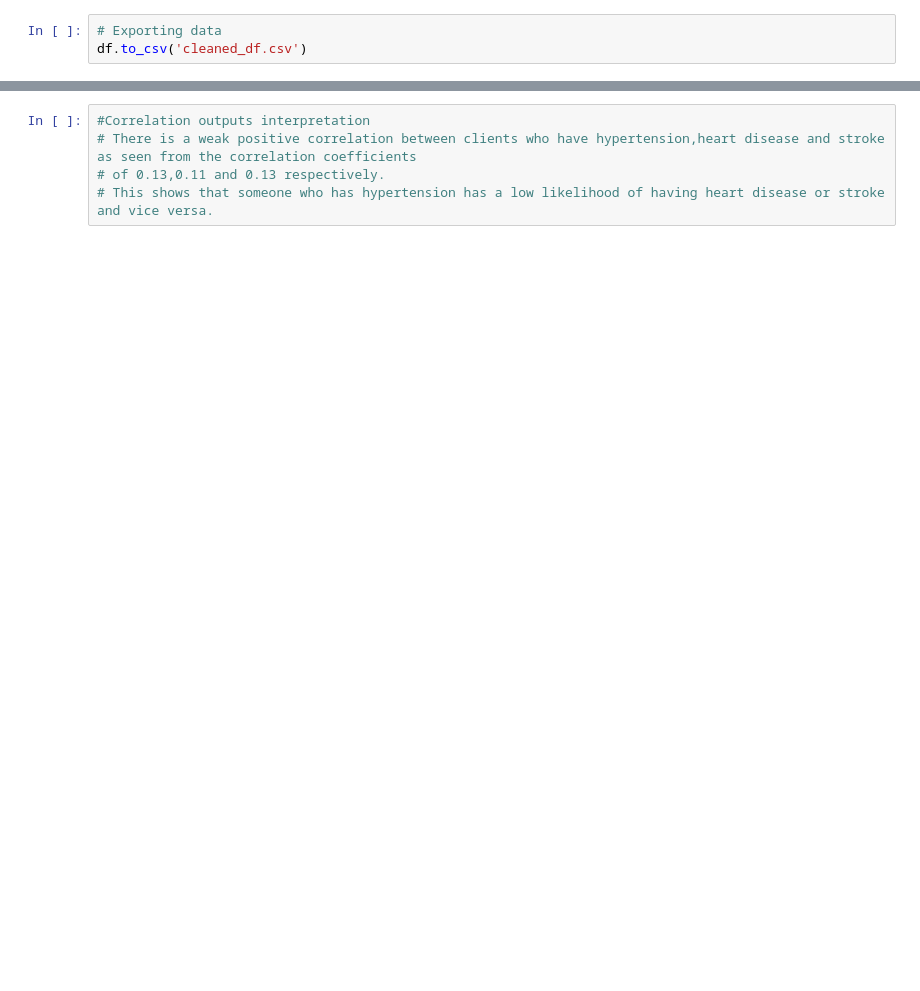
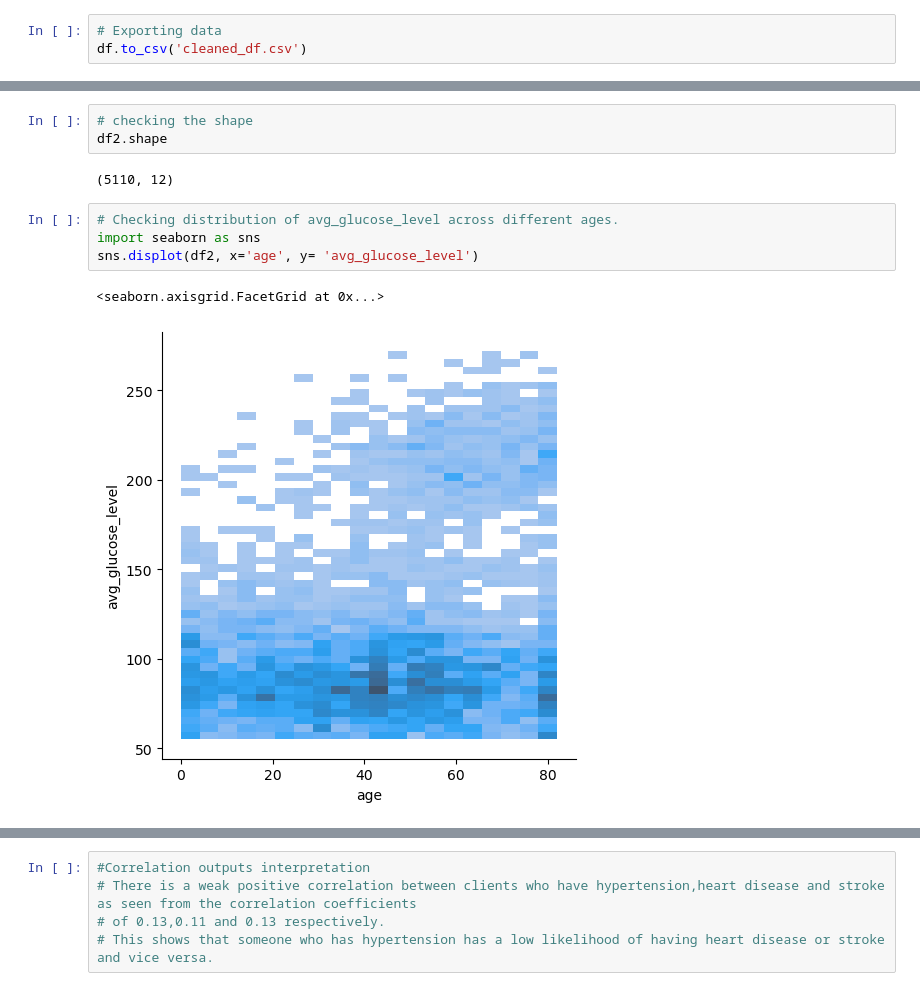
Before and after one commit to FridaOyucho/Stroke_Data_Analysis, a Jupyter notebook: Stroke_Data_Analysis.ipynb, the cells around one changed output, grey strips where cells are left out. Drawn from its saved outputs; the diff is of its cells as text; blank space fills up the shorter version.

Commit message:
explore distribution of age bmi avg_glucose_level and identify patterns

```diff
--- a/Stroke_Data_Analysis.ipynb
+++ b/Stroke_Data_Analysis.ipynb
@@ -408,0 +409,12 @@ df2.head()
+# %%
+# checking the shape
+df2.shape
+# %% [output]
+(5110, 12)
+# %%
+# Checking distribution of avg_glucose_level across different ages.
+import seaborn as sns
+sns.displot(df2, x='age', y= 'avg_glucose_level')
+# %% [output]
+<seaborn.axisgrid.FacetGrid at 0x...>
+[figure, added]
```
Also changed, not shown: parts of 11 cells of this notebook.
